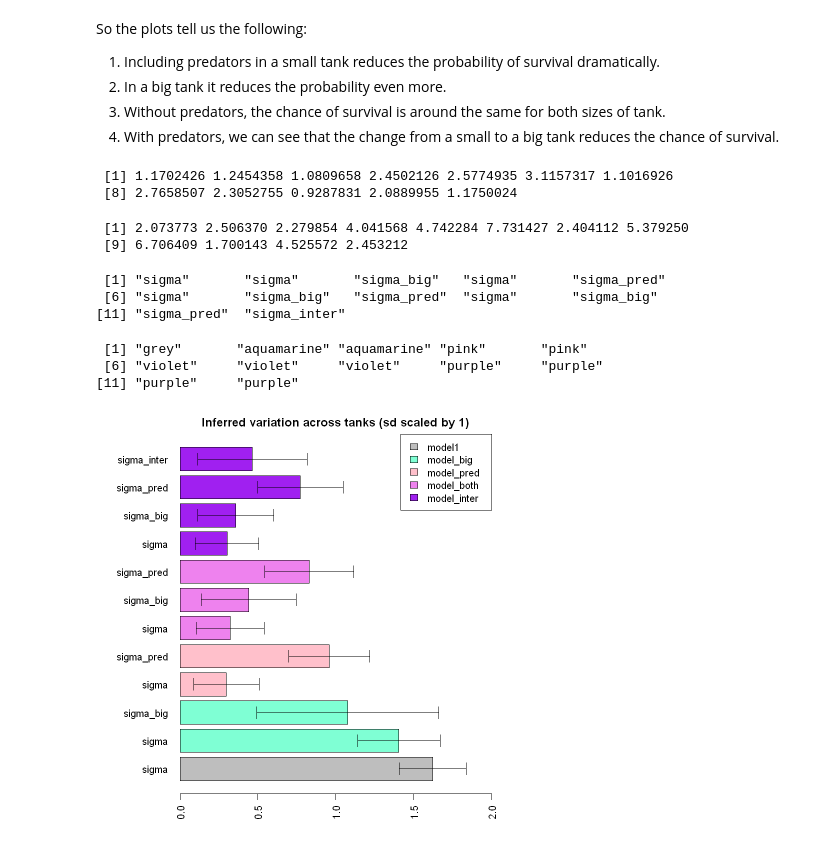
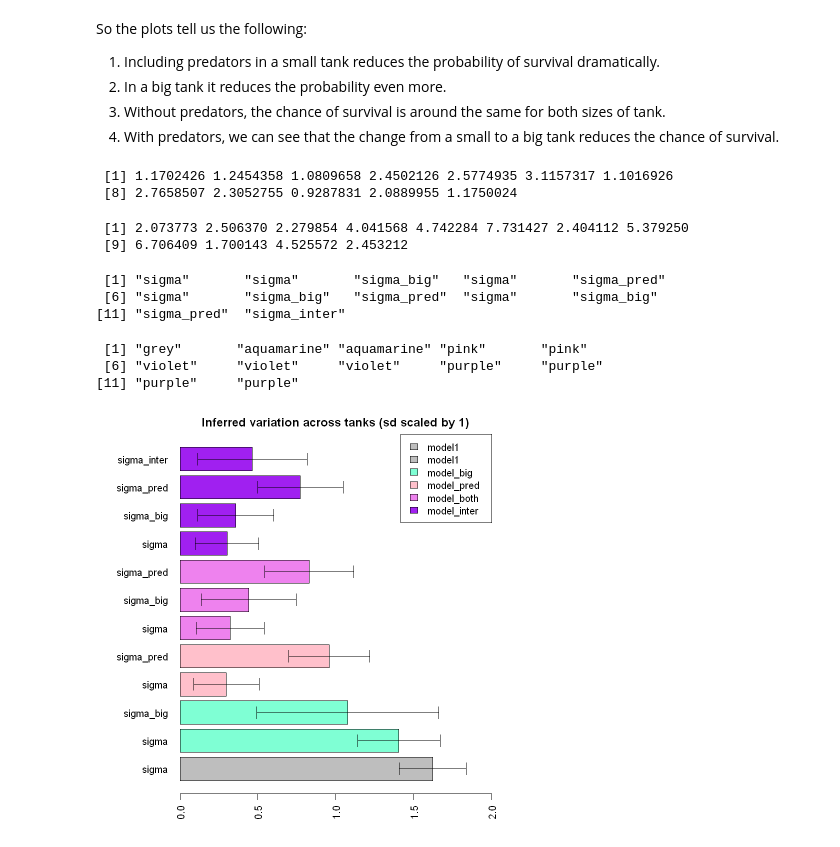
Before and after one commit to TimeTeleporter/advanced_statistics, a Jupyter notebook: exercise_sheet_11/exercise_sheet_11_Immanuel_Albrecht.ipynb, the cells around one changed output. Saved outputs shown, nothing was run; the diff lists cells and outputs as text; code cells hidden in the pictures.

```diff
--- a/exercise_sheet_11/exercise_sheet_11_Immanuel_Albrecht.ipynb
+++ b/exercise_sheet_11/exercise_sheet_11_Immanuel_Albrecht.ipynb
@@ -565,18 +565,18 @@ post_both <- extract.samples(model_both)
 post_inter <- extract.samples(model_inter)
 
 posteriors <- list(
+	list(post = post1, name = "model1", col = "grey"),
 	list(post = post_big, name = "model_big", col = "aquamarine"),
 	list(post = post_pred, name = "model_pred", col = "pink"),
 	list(post = post_both, name = "model_both", col = "violet"),
 	list(post = post_inter, name = "model_inter", col = "purple")
 )
-sigma_means <- c(mean(post1$sigma))
-sigma_sds <- c(sd(post1$sigma))
-names <- c("sigma")
-cols <- c("grey")
-
-model_names <- c("model1")
-model_cols <- c("grey")
+sigma_means <- c()
+sigma_sds <- c()
+names <- c()
+cols <- c()
+model_names <- c()
+model_cols <- c()
 
 for (pac in posteriors) {
 	post <- pac$post
@@ -607,31 +607,31 @@ for (pac in posteriors) {
 		names <- append(names, "sigma_inter")
 		cols <- append(cols, col)
 	}
 }
 
 sigma_mean
 sigma_sd
 namings
 cols
 
 scale <- 1.2
 offset <- 0.5
 sd_scale <- 1
 
 par(mar = c(3, 7, 2, 2))
 bp <- barplot(sigma_means, names.arg = names, las=2, xpd = FALSE, horiz = TRUE, col = cols, xlim = c(0, 2))
 arrows(sigma_means + sigma_sds * sd_scale, (1:length(sigma_means)) * scale - offset, sigma_means - sigma_sds * sd_scale, (1:length(sigma_means)) * scale - offset, angle = 90, code = 3, length = 0.1, col = "black")
 title(paste("Inferred variation across tanks ", "(sd scaled by ", sd_scale, ")", sep = ""))
 legend("topright", model_names, fill = model_cols)
 # %% [output]
  [1] 1.1702426 1.2454358 1.0809658 2.4502126 2.5774935 3.1157317 1.1016926
  [8] 2.7658507 2.3052755 0.9287831 2.0889955 1.1750024
  [1] 2.073773 2.506370 2.279854 4.041568 4.742284 7.731427 2.404112 5.379250
  [9] 6.706409 1.700143 4.525572 2.453212
  [1] "sigma"       "sigma"       "sigma_big"   "sigma"       "sigma_pred"
  [6] "sigma"       "sigma_big"   "sigma_pred"  "sigma"       "sigma_big"
 [11] "sigma_pred"  "sigma_inter"
  [1] "grey"       "aquamarine" "aquamarine" "pink"       "pink"
  [6] "violet"     "violet"     "violet"     "purple"     "purple"
 [11] "purple"     "purple"
-[figure, old version]
+[figure, new version]
```
